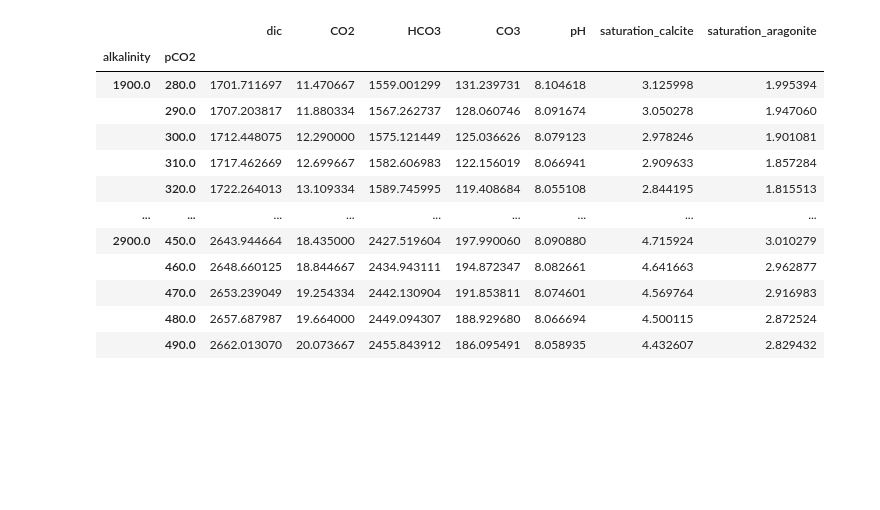
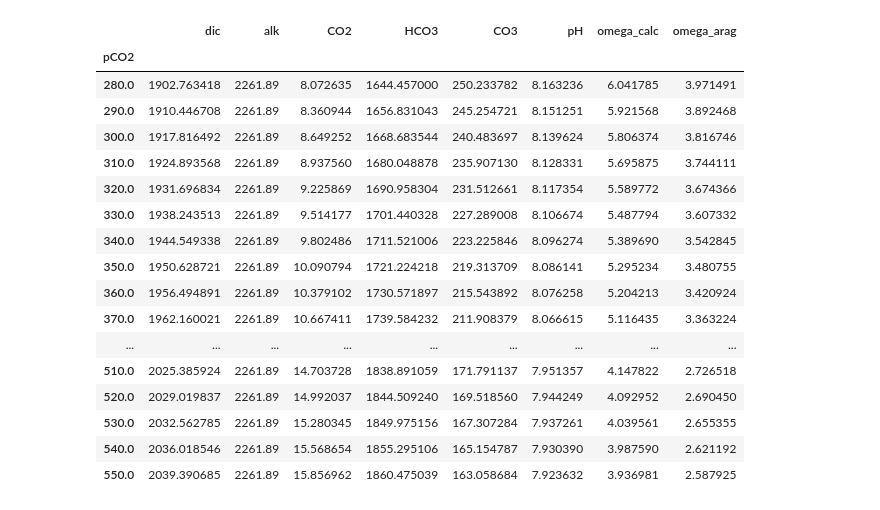
Before and after one commit to CWorthy-ocean/Ocean-CDR-Explorer, a Jupyter notebook: notebooks/carbonate_chemistry_figure_data.ipynb, the cells around one changed output. Drawn from its saved outputs; the diff is of its cells as text; code cells hidden in the pictures; blank space fills up the shorter version.

Commit message:
lookup tables updated

```diff
--- a/notebooks/carbonate_chemistry_figure_data.ipynb
+++ b/notebooks/carbonate_chemistry_figure_data.ipynb
@@ -10,0 +19,6 @@ import PyCO2SYS as csys
+# %%
+ds = glodap.open_glodap(product='GLODAPv2.2016b_MappedClimatologies')
+
+# subset for surface
+ds = ds.isel(depth=0, drop=True)
+ds
@@ -10,0 +53,10 @@ import PyCO2SYS as csys
+# %%
+lon = 200
+lat = 35
+
+ds_point = ds.sel(lon=lon, lat=lat, method='nearest')
+ocn_state = {
+    k: np.round(ds_point[k].values.item(0), 2)
+    for k in ['TEMP', 'SALT', 'ALK', 'DIC', 'PO4', 'SiO3']
+}
+ocn_state
@@ -11,63 +104,51 @@ import PyCO2SYS as csys
 # %%
-# CO2SYS parameter types
-# https://pyco2sys.readthedocs.io
-par_type = dict(alk=1, dic=2, pH=3, pCO2=4)
-
-# state information
-# conditions that are constant
-salinity = 35.0 # psu
-temperature = 12.0 # °C
-phosphate = 0.1 # mmol/m^3
-silicate = 0.5 # mmol/m^3
+alk = ocn_state['ALK'] # µmol/kg
 
 # conditions that vary
-index_keys = ['alkalinity', 'pCO2']
-alk_range = np.arange(1900.0, 3000.0, 100)
-pco2_range = np.arange(280.0, 500.0, 10.)
+index_keys = ['pCO2']
+pco2_range = np.arange(280.0, 560.0, 10.)
 
 # results to save in the table
 result_keys = [
-    'dic', 'CO2', 'HCO3', 'CO3', 'pH',
-    'saturation_calcite', 'saturation_aragonite',
+    'dic', 'alk', 'CO2', 'HCO3', 'CO3', 'pH',
+    'omega_calc', 'omega_arag',
 ]
-
-# precompute equilibrium constants (for performance)
-result = csys.sys(
-      temperature=temperature,
-      salinity=salinity,
-      )
-equil_constants = {k: v for k, v in result.items() if k[:2] == 'k_'}
 
 # compute the lookup table
 rows = []
-for alk, pco2 in product(alk_range, pco2_range):
-  result = csys.sys(
-      par1=pco2,
-      par2=alk,
-      par1_type=par_type['pCO2'],
-      par2_type=par_type['alk'],
-      temperature=temperature,
-      salinity=salinity,
-      total_silicate=silicate,
-      total_phosphate=phosphate,
-      **equil_constants,
+for pco2 in pco2_range:
+    result = csys.sys(
+        par1=pco2,
+        par2=alk,
+        par1_type=par_type['pCO2'],
+        par2_type=par_type['alk'],
+        temperature=ocn_state['TEMP'],
+        salinity=ocn_state['SALT'],
+        total_silicate=ocn_state['SiO3'],
+        total_phosphate=ocn_state['PO4'],
+        **equil_constants,
     )
-
-  rows.append({k: result[k] for k in result_keys+index_keys})
+    result = csys_renamer(result)
+    rows.append({k: result[k] for k in result_keys + index_keys})
 
 df = pd.DataFrame(rows).set_index(keys=index_keys)
 df
 # %% [output]
-|  |  | dic | CO2 | HCO3 | CO3 | pH | saturation_calcite | saturation_aragonite |
-| alkalinity | pCO2 |  |  |  |  |  |  |  |
-| 1900.0 | 280.0 | 1701.711697 | 11.470667 | 1559.001299 | 131.239731 | 8.104618 | 3.125998 | 1.995394 |
-|  | 290.0 | 1707.203817 | 11.880334 | 1567.262737 | 128.060746 | 8.091674 | 3.050278 | 1.947060 |
-|  | 300.0 | 1712.448075 | 12.290000 | 1575.121449 | 125.036626 | 8.079123 | 2.978246 | 1.901081 |
-|  | 310.0 | 1717.462669 | 12.699667 | 1582.606983 | 122.156019 | 8.066941 | 2.909633 | 1.857284 |
-|  | 320.0 | 1722.264013 | 13.109334 | 1589.745995 | 119.408684 | 8.055108 | 2.844195 | 1.815513 |
+|  | dic | alk | CO2 | HCO3 | CO3 | pH | omega_calc | omega_arag |
+| pCO2 |  |  |  |  |  |  |  |  |
+| 280.0 | 1902.763418 | 2261.89 | 8.072635 | 1644.457000 | 250.233782 | 8.163236 | 6.041785 | 3.971491 |
+| 290.0 | 1910.446708 | 2261.89 | 8.360944 | 1656.831043 | 245.254721 | 8.151251 | 5.921568 | 3.892468 |
+| 300.0 | 1917.816492 | 2261.89 | 8.649252 | 1668.683544 | 240.483697 | 8.139624 | 5.806374 | 3.816746 |
+| 310.0 | 1924.893568 | 2261.89 | 8.937560 | 1680.048878 | 235.907130 | 8.128331 | 5.695875 | 3.744111 |
+| 320.0 | 1931.696834 | 2261.89 | 9.225869 | 1690.958304 | 231.512661 | 8.117354 | 5.589772 | 3.674366 |
+| 330.0 | 1938.243513 | 2261.89 | 9.514177 | 1701.440328 | 227.289008 | 8.106674 | 5.487794 | 3.607332 |
+| 340.0 | 1944.549338 | 2261.89 | 9.802486 | 1711.521006 | 223.225846 | 8.096274 | 5.389690 | 3.542845 |
+| 350.0 | 1950.628721 | 2261.89 | 10.090794 | 1721.224218 | 219.313709 | 8.086141 | 5.295234 | 3.480755 |
+| 360.0 | 1956.494891 | 2261.89 | 10.379102 | 1730.571897 | 215.543892 | 8.076258 | 5.204213 | 3.420924 |
+| 370.0 | 1962.160021 | 2261.89 | 10.667411 | 1739.584232 | 211.908379 | 8.066615 | 5.116435 | 3.363224 |
 | ... | ... | ... | ... | ... | ... | ... | ... | ... |
-| 2900.0 | 450.0 | 2643.944664 | 18.435000 | 2427.519604 | 197.990060 | 8.090880 | 4.715924 | 3.010279 |
-|  | 460.0 | 2648.660125 | 18.844667 | 2434.943111 | 194.872347 | 8.082661 | 4.641663 | 2.962877 |
-|  | 470.0 | 2653.239049 | 19.254334 | 2442.130904 | 191.853811 | 8.074601 | 4.569764 | 2.916983 |
-|  | 480.0 | 2657.687987 | 19.664000 | 2449.094307 | 188.929680 | 8.066694 | 4.500115 | 2.872524 |
-|  | 490.0 | 2662.013070 | 20.073667 | 2455.843912 | 186.095491 | 8.058935 | 4.432607 | 2.829432 |
+| 510.0 | 2025.385924 | 2261.89 | 14.703728 | 1838.891059 | 171.791137 | 7.951357 | 4.147822 | 2.726518 |
+| 520.0 | 2029.019837 | 2261.89 | 14.992037 | 1844.509240 | 169.518560 | 7.944249 | 4.092952 | 2.690450 |
+| 530.0 | 2032.562785 | 2261.89 | 15.280345 | 1849.975156 | 167.307284 | 7.937261 | 4.039561 | 2.655355 |
+| 540.0 | 2036.018546 | 2261.89 | 15.568654 | 1855.295106 | 165.154787 | 7.930390 | 3.987590 | 2.621192 |
+| 550.0 | 2039.390685 | 2261.89 | 15.856962 | 1860.475039 | 163.058684 | 7.923632 | 3.936981 | 2.587925 |
```
Also changed, not shown: parts of 14 cells of this notebook, 2 other files.
